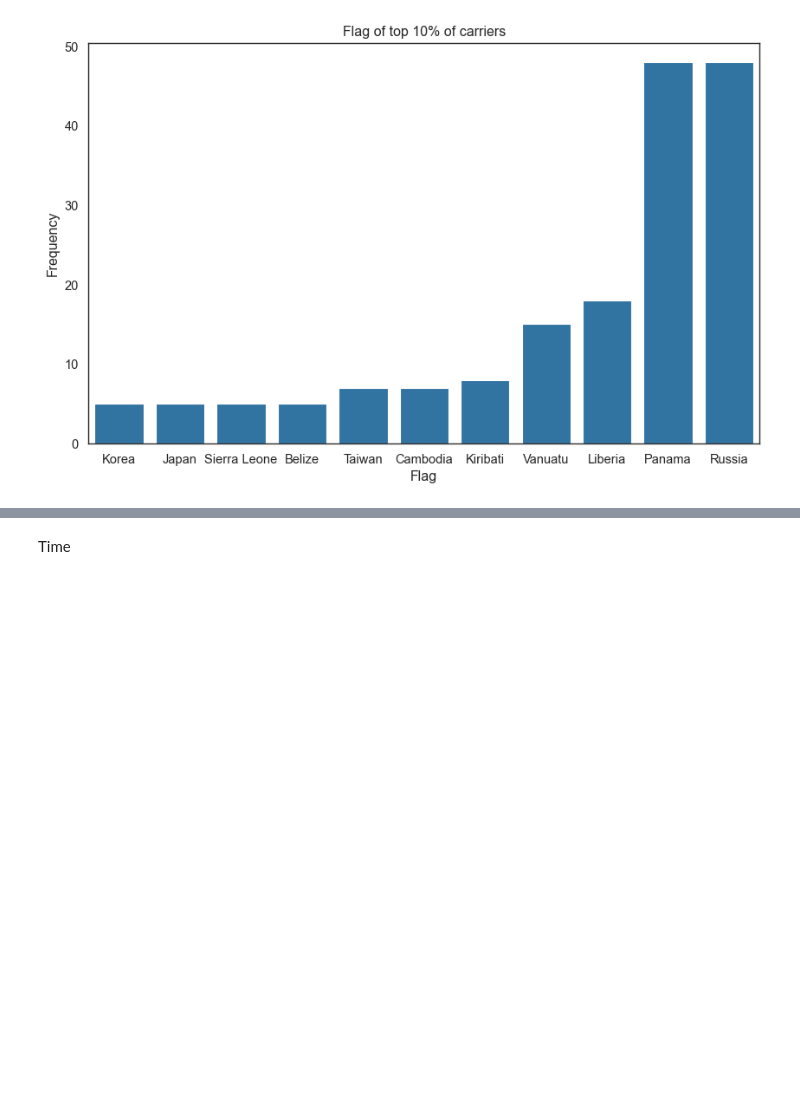
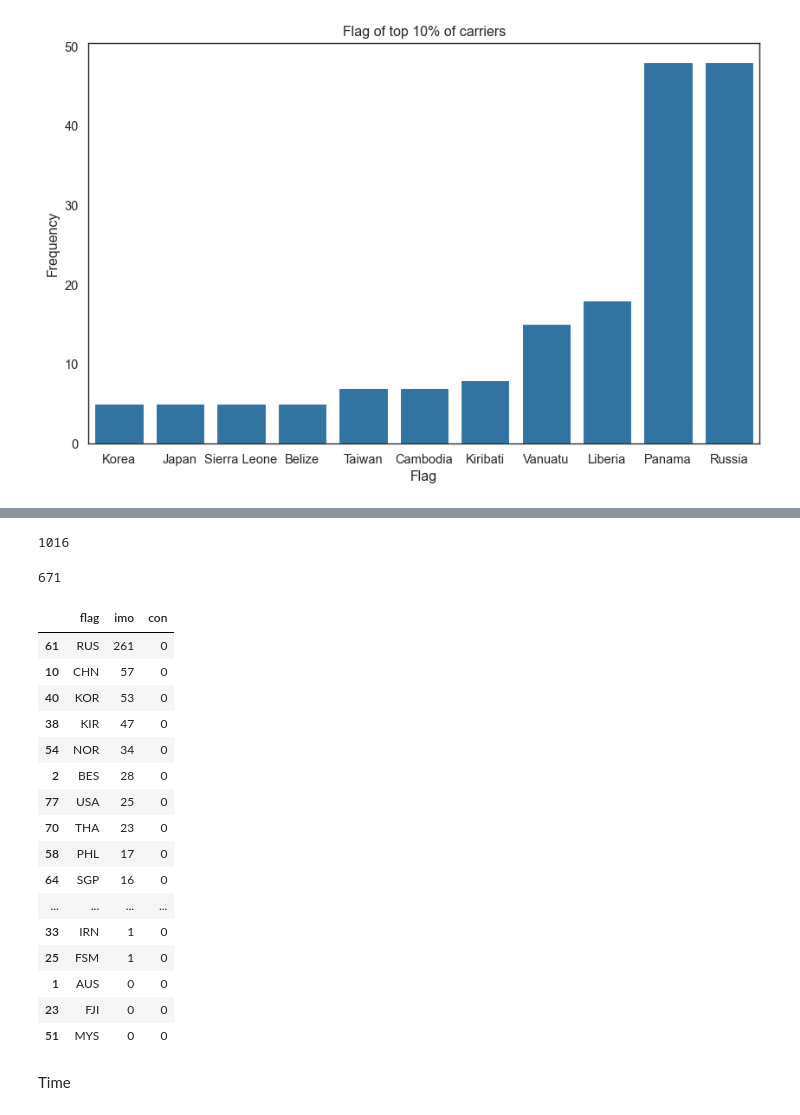
Before and after one commit to sebdodt/90739-iuu-systems-project, a Jupyter notebook: port_evaluation/eda/midterm/2_transshipments/trans.ipynb, the cells around one changed output, grey strips where cells are left out. Saved outputs shown, nothing was run; the diff lists cells and outputs as text; code cells hidden in the pictures; blank space fills up the shorter version.

```diff
--- a/port_evaluation/eda/midterm/2_transshipments/trans.ipynb
+++ b/port_evaluation/eda/midterm/2_transshipments/trans.ipynb
@@ -139,0 +203,10 @@ plt.show()
+# %%
+loitering['imo'].nunique()
+loitering['flag'].unique()
+flags = loitering \
+    .groupby('flag')['imo'] \
+    .nunique() \
+    .reset_index() \
+    .sort_values('imo',ascending=False)
+flags['con'] = flags['flag'].isin(flags_of_con) * 1
+flags
@@ -140,3 +227,31 @@ plt.show()
+# %%
+flags.loc[flags['con']==1,'imo'].sum()
+# %% [output]
+1016
+# %%
+flags.loc[flags['con']==0,'imo'].sum()
+# %% [output]
+671
+# %%
+flags.loc[flags['con']==0,:]
+# %% [output]
+|  | flag | imo | con |
+| 61 | RUS | 261 | 0 |
+| 10 | CHN | 57 | 0 |
+| 40 | KOR | 53 | 0 |
+| 38 | KIR | 47 | 0 |
+| 54 | NOR | 34 | 0 |
+| 2 | BES | 28 | 0 |
+| 77 | USA | 25 | 0 |
+| 70 | THA | 23 | 0 |
+| 58 | PHL | 17 | 0 |
+| 64 | SGP | 16 | 0 |
+| ... | ... | ... | ... |
+| 33 | IRN | 1 | 0 |
+| 25 | FSM | 1 | 0 |
+| 1 | AUS | 0 | 0 |
+| 23 | FJI | 0 | 0 |
+| 51 | MYS | 0 | 0 |
 # %% [markdown]
 Time
 # %%
```
Also changed, not shown: parts of 8 cells of this notebook, 2 other files.
